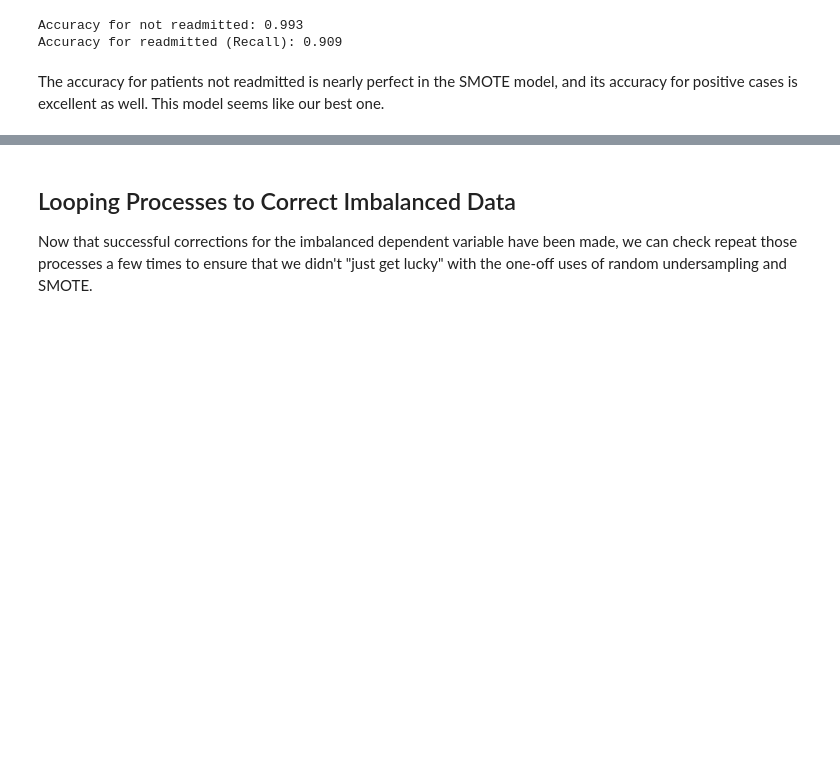
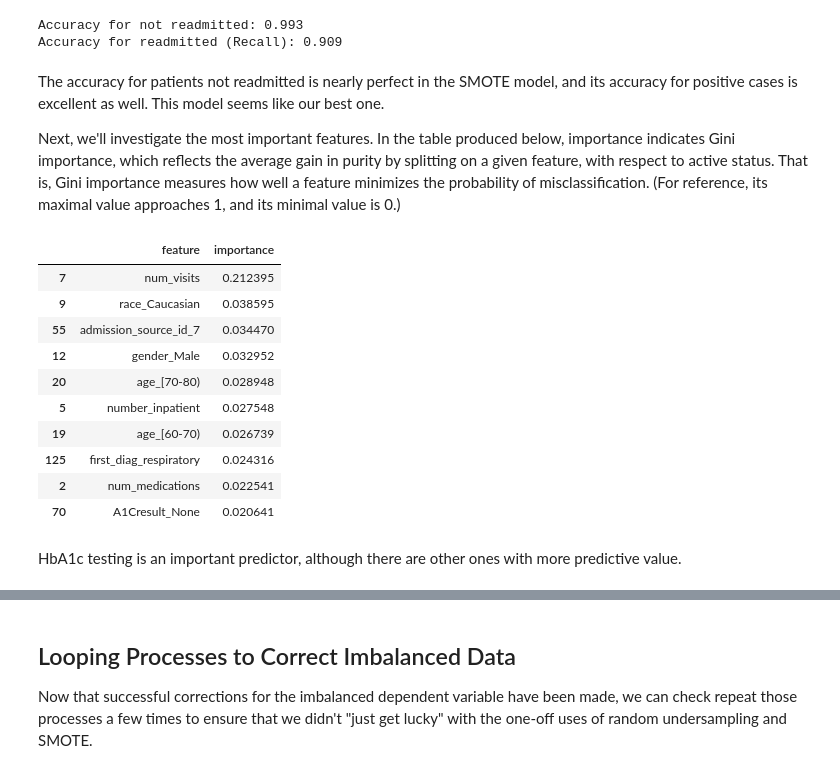
Before and after one commit to AOlden/sb-projects, a Jupyter notebook: diabetes_readmission/Diabetes_Tree_Analysis .ipynb, the cells around one changed output, grey strips where cells are left out. Saved outputs shown, nothing was run; the diff lists cells and outputs as text; code cells hidden in the pictures; blank space fills up the shorter version.

```diff
--- a/diabetes_readmission/Diabetes_Tree_Analysis .ipynb
+++ b/diabetes_readmission/Diabetes_Tree_Analysis .ipynb
@@ -306,11 +307,25 @@ Accuracy for not readmitted: 0.993
 Accuracy for readmitted (Recall): 0.909
 # %% [markdown]
 The accuracy for patients not readmitted is nearly perfect in the SMOTE model, and its accuracy for positive cases is excellent as well. This model seems like our best one.
+
+Next, we'll investigate the most important features. In the table produced below, importance indicates Gini importance, which reflects the average gain in purity by splitting on a given feature, with respect to active status. That is, Gini importance measures how well a feature minimizes the probability of misclassification. (For reference, its maximal value approaches 1, and its minimal value is 0.)
 # %%
-# feature analysis
-
-# summary of feature importance
-importance = model.feature_importances_
-importance_df = pd.DataFrame({'feature': features, 'importance': importance})
+# gini importances of 10 most important features
+importances = clf_rf_sm.feature_importances_
+importance_df = pd.DataFrame({'feature': features, 'importance': importances})
 imp = importance_df.sort_values('importance', ascending = False)
-imp.head()
+imp.head(10)
+# %% [output]
+|  | feature | importance |
+| 7 | num_visits | 0.212395 |
+| 9 | race_Caucasian | 0.038595 |
+| 55 | admission_source_id_7 | 0.034470 |
+| 12 | gender_Male | 0.032952 |
+| 20 | age_[70-80) | 0.028948 |
+| 5 | number_inpatient | 0.027548 |
+| 19 | age_[60-70) | 0.026739 |
+| 125 | first_diag_respiratory | 0.024316 |
+| 2 | num_medications | 0.022541 |
+| 70 | A1Cresult_None | 0.020641 |
+# %% [markdown]
+HbA1c testing is an important predictor, although there are other ones with more predictive value.
```
Also changed, not shown: parts of 4 cells of this notebook, 1 other file.
